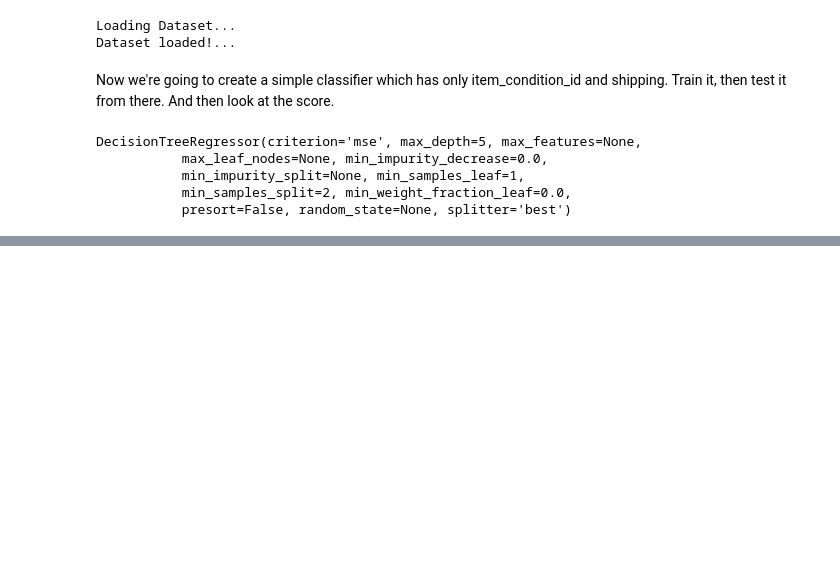
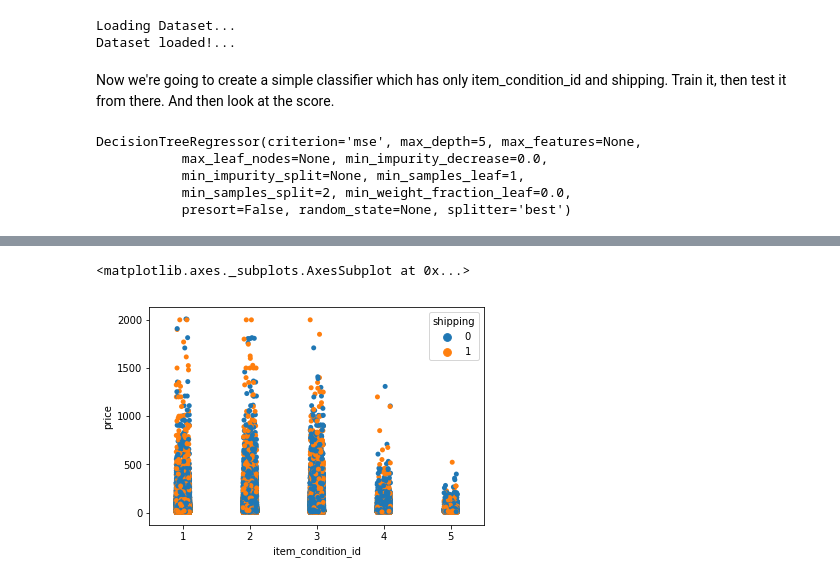
Before and after one commit to tralpha/mercari, a Jupyter notebook: kernel.ipynb, the cells around one changed output, grey strips where cells are left out. Cells and saved outputs as stored; diff of their text form; code cells hidden in the pictures; blank space fills up the shorter version.

```diff
--- a/kernel.ipynb
+++ b/kernel.ipynb
@@ -72,0 +64,6 @@ print(score_2)
+# %%
+# Plot relationship between Item Condition and Price, and Jitter it.
+sns.stripplot(x=S_train['item_condition_id'], y=y_train['price'], hue=S_train['shipping'], jitter=True)
+# %% [output]
+<matplotlib.axes._subplots.AxesSubplot at 0x...>
+[figure, added]
```
Also changed, not shown: parts of 6 cells of this notebook.
